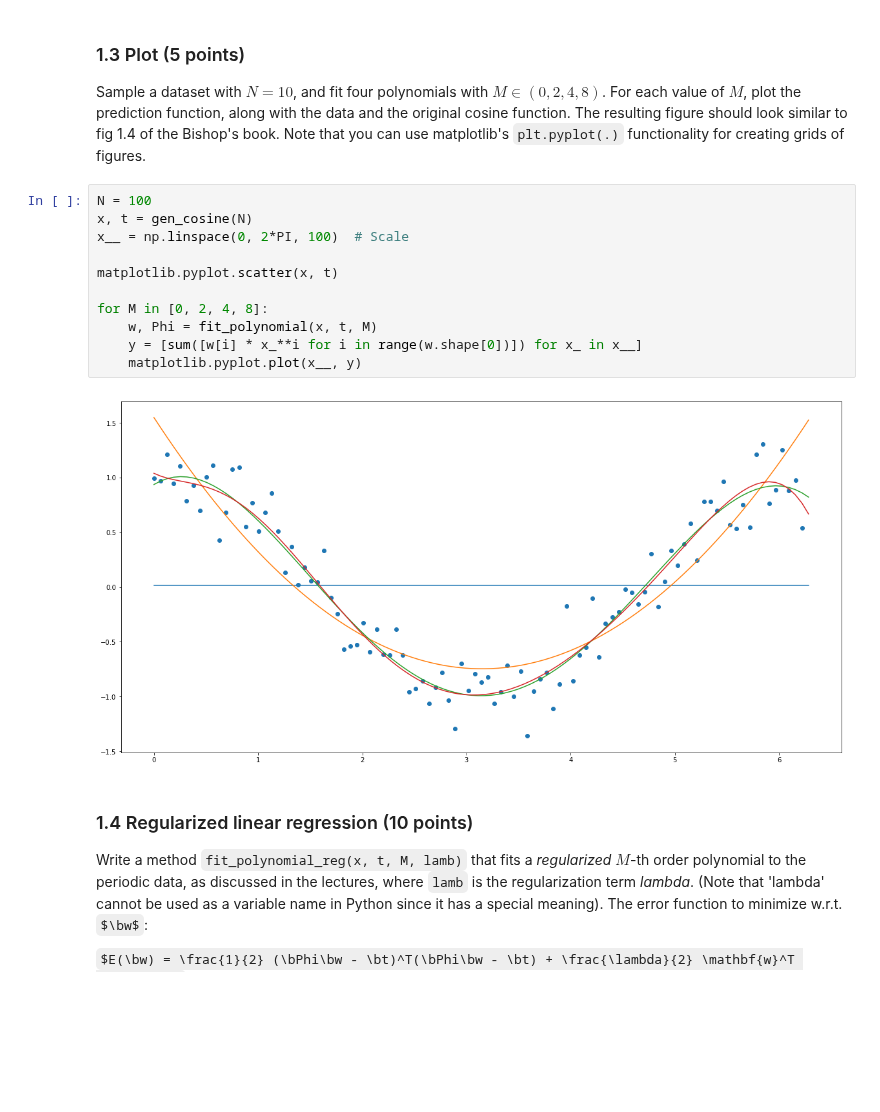
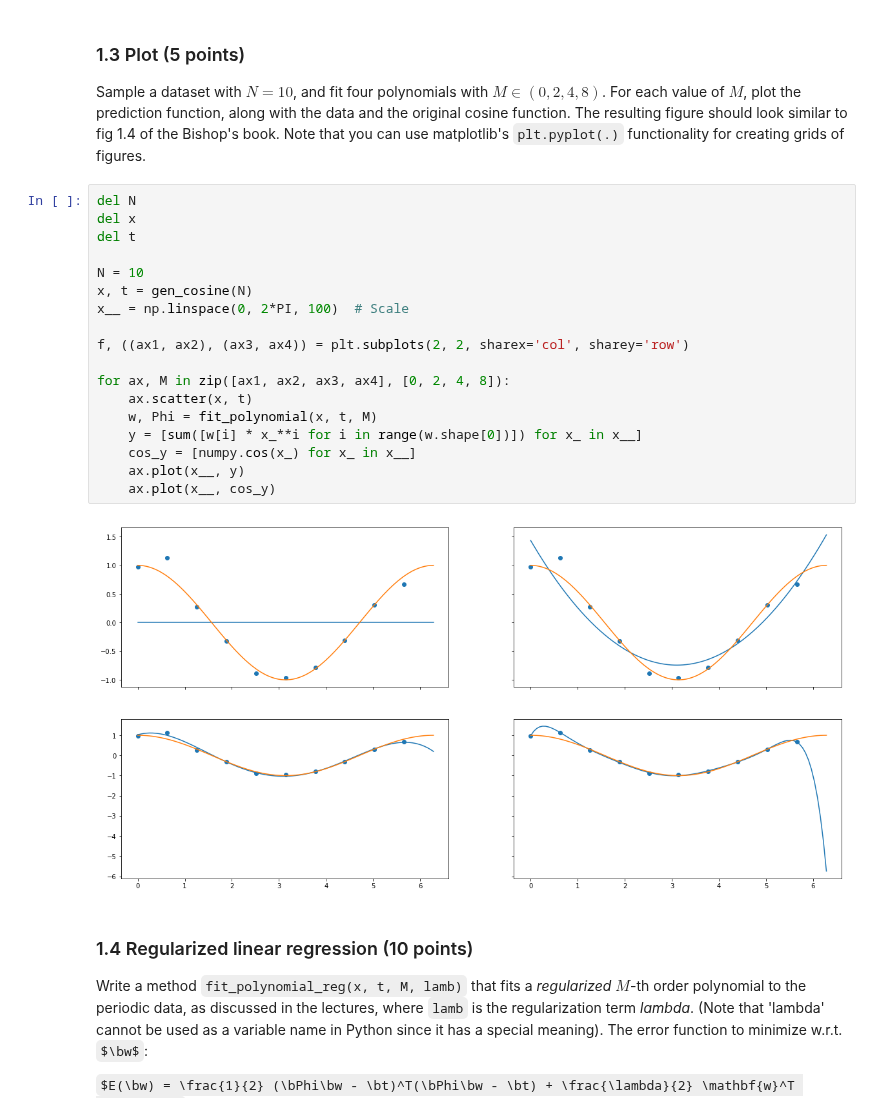
Before and after one commit to Kaleidophon/-friendly-octo-palm-tree, a Jupyter notebook: assignment1/lab1.ipynb, the cells around one changed output. Drawn from its saved outputs; the diff is of its cells as text; some formulas as TeX source; blank space fills up the shorter version.

Commit message:
Distributed plots for 1.3 over four figures.

```diff
--- a/assignment1/lab1.ipynb
+++ b/assignment1/lab1.ipynb
@@ -143,18 +143,25 @@ w_ml (3, 1)
 Sample a dataset with $N=10$, and fit four polynomials with $M \in (0, 2, 4, 8)$.
 For each value of $M$, plot the prediction function, along with the data and the original cosine function. The resulting figure should look similar to fig 1.4 of the Bishop's book. Note that you can use matplotlib's `plt.pyplot(.)` functionality for creating grids of figures.
 # %%
-N = 100
+del N
+del x
+del t
+
+N = 10
 x, t = gen_cosine(N)
 x__ = np.linspace(0, 2*PI, 100)  # Scale
 
-matplotlib.pyplot.scatter(x, t)
+f, ((ax1, ax2), (ax3, ax4)) = plt.subplots(2, 2, sharex='col', sharey='row')
 
-for M in [0, 2, 4, 8]:
+for ax, M in zip([ax1, ax2, ax3, ax4], [0, 2, 4, 8]):
+    ax.scatter(x, t)
     w, Phi = fit_polynomial(x, t, M)
     y = [sum([w[i] * x_**i for i in range(w.shape[0])]) for x_ in x__]
-    matplotlib.pyplot.plot(x__, y)
+    cos_y = [numpy.cos(x_) for x_ in x__]
+    ax.plot(x__, y)
+    ax.plot(x__, cos_y)
 # %% [output]
-[figure, old version]
+[figure, new version]
 # %% [markdown]
 ### 1.4 Regularized linear regression (10 points)
 
```
Also changed, not shown: parts of 3 cells of this notebook.
